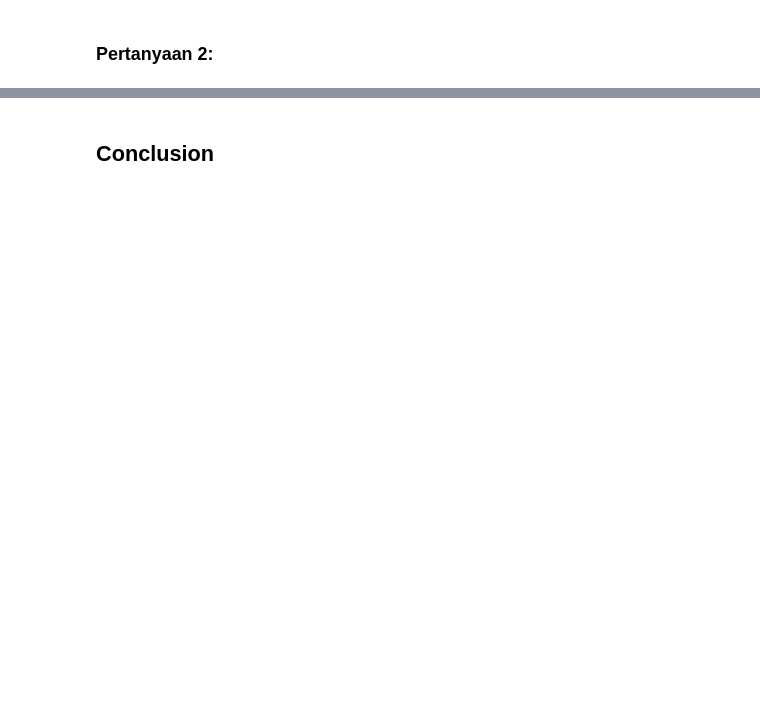
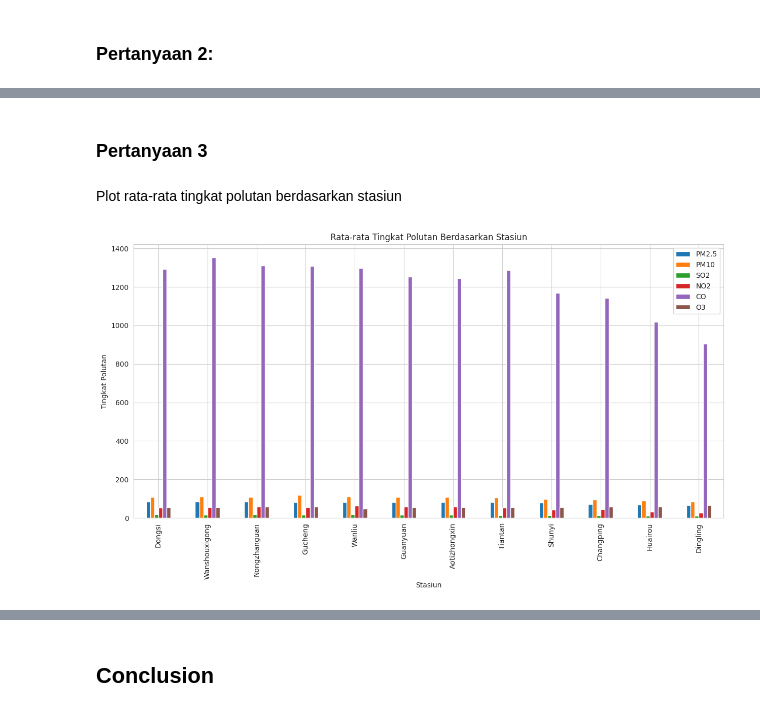
Before and after one commit to afdanirawan/submission, a Jupyter notebook: notebook.ipynb, the cells around one changed output, grey strips where cells are left out. Drawn from its saved outputs; the diff is of its cells as text; code cells hidden in the pictures; blank space fills up the shorter version.

```diff
--- a/notebook.ipynb
+++ b/notebook.ipynb
@@ -345,0 +318,4 @@ for feature in features:
+# %%
+print ("\n=== Analisis berdasarkan lokasi stasiun pengukuran ===")
+station_air_quality = data.groupby('station')[polutan].mean().sort_values(by='PM2.5', ascending=False)
+print(station_air_quality)
@@ -398,0 +449,12 @@ plt.show()
+# %% [markdown]
+### Pertanyaan 3
+# %% [markdown]
+Plot rata-rata tingkat polutan berdasarkan stasiun
+# %%
+station_air_quality.plot(kind='bar', figsize=(15, 7))
+plt.title('Rata-rata Tingkat Polutan Berdasarkan Stasiun')
+plt.ylabel('Tingkat Polutan')
+plt.xlabel('Stasiun')
+plt.show()
+# %% [output]
+[figure, added]
```
Also changed, not shown: parts of 101 cells of this notebook, 4 other files.
